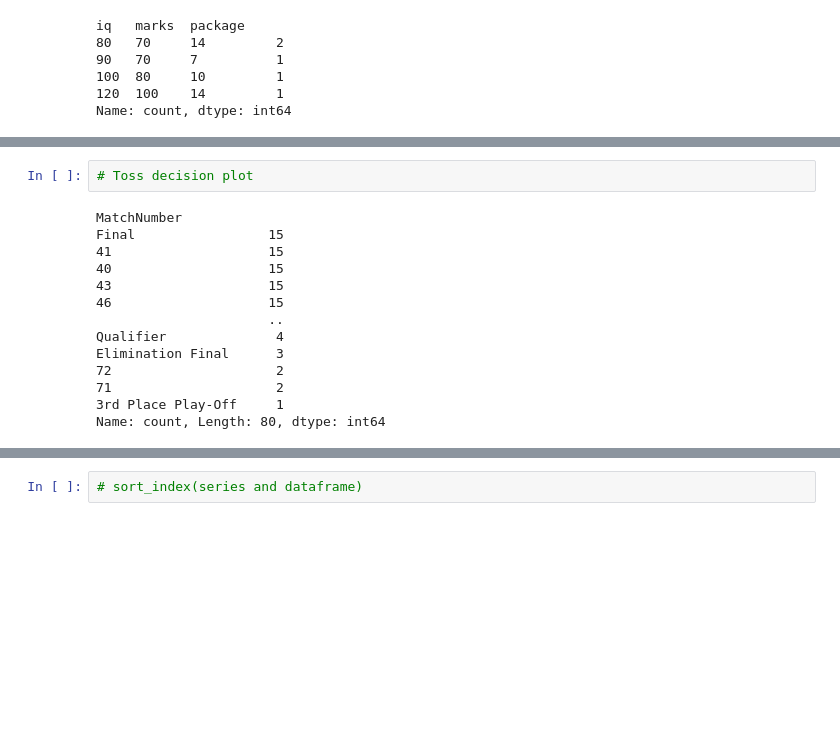
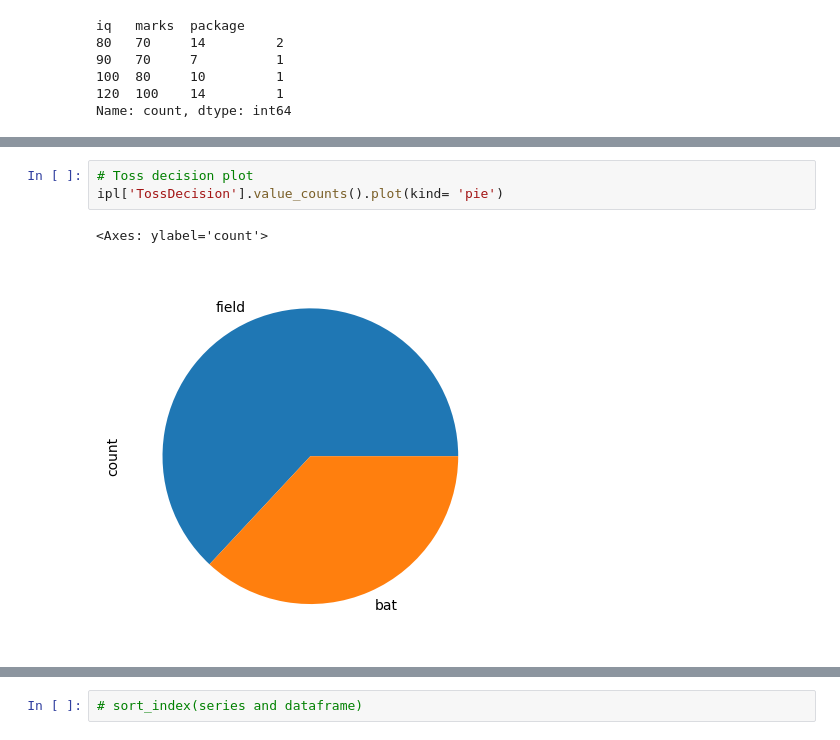
Before and after one commit to ananya-codes-data/Learning-Python, a Jupyter notebook: Notes/sess_pandas.ipynb, the cells around one changed output, grey strips where cells are left out. Cells and saved outputs as stored; diff of their text form; blank space fills up the shorter version.

```diff
--- a/Notes/sess_pandas.ipynb
+++ b/Notes/sess_pandas.ipynb
@@ -2159,18 +2188,8 @@ Name: count, dtype: int64
 # %%
 # Toss decision plot
+ipl['TossDecision'].value_counts().plot(kind= 'pie')
 # %% [output]
-MatchNumber
-Final                 15
-41                    15
-40                    15
-43                    15
-46                    15
-                      ..
-Qualifier              4
-Elimination Final      3
-72                     2
-71                     2
-3rd Place Play-Off     1
-Name: count, Length: 80, dtype: int64
+<Axes: ylabel='count'>
+[figure, added]
 # %%
 # how many matches each team has played
```
Also changed, not shown: parts of 91 cells of this notebook.
